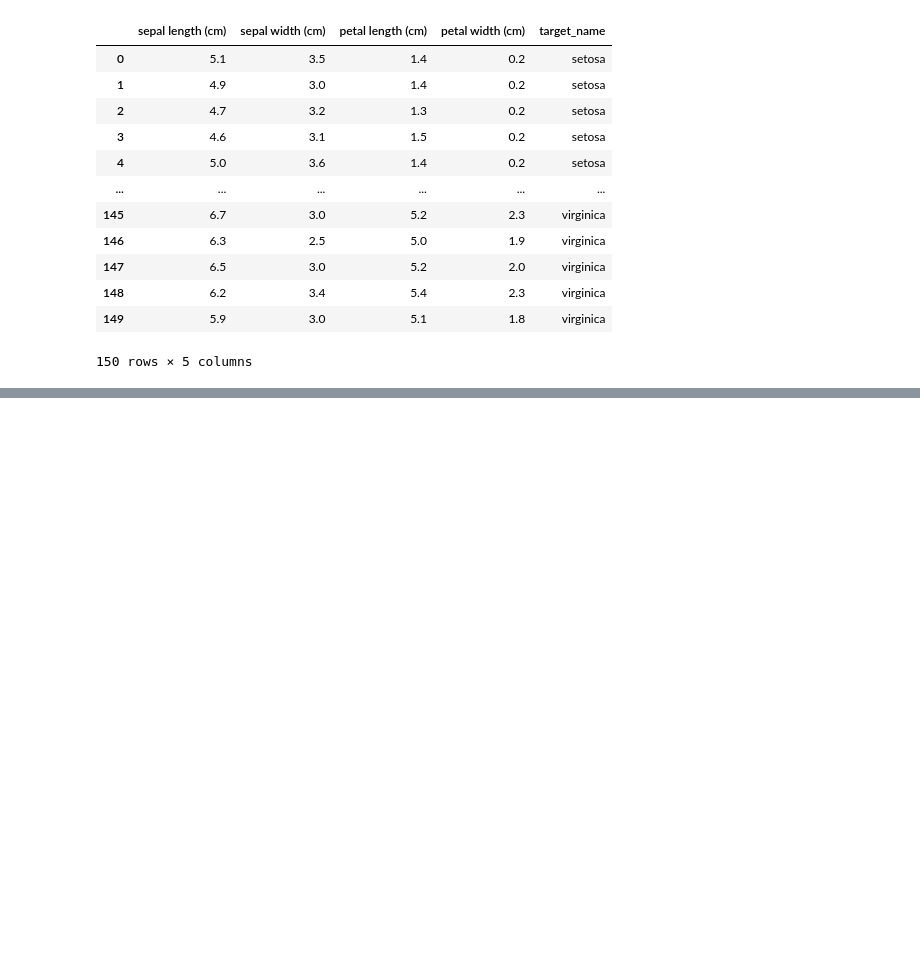
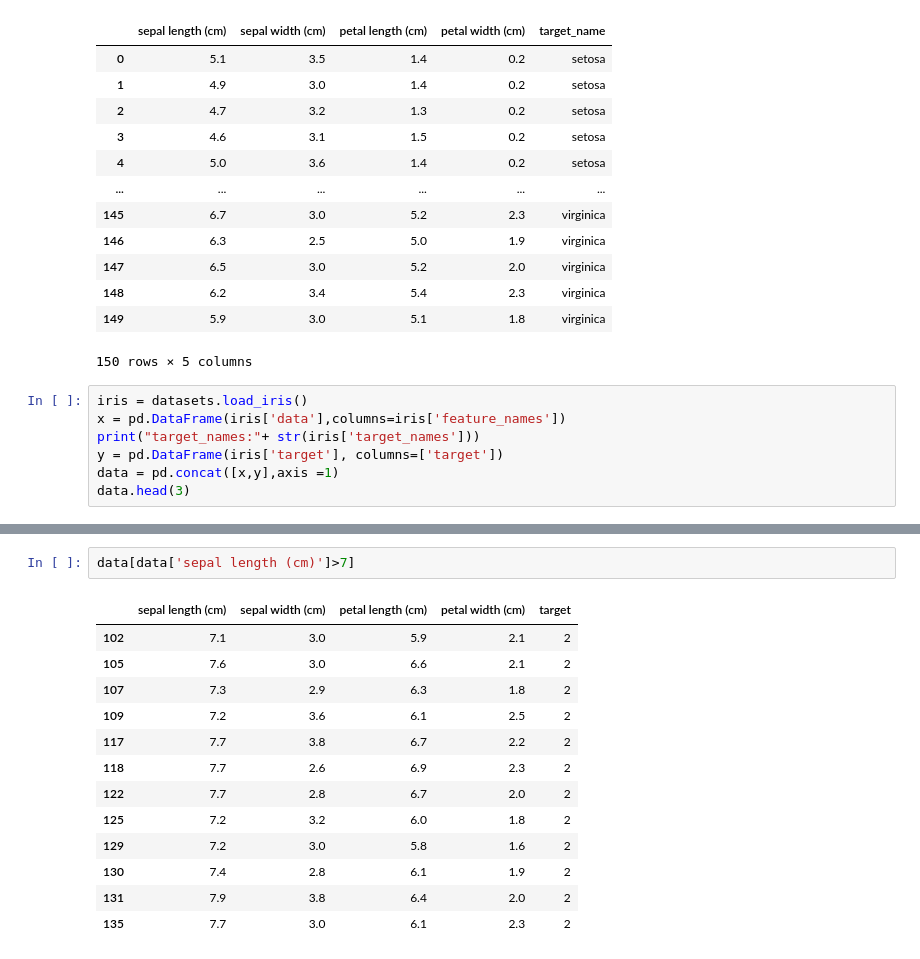
Before and after one commit to ycl818/Data_python, a Jupyter notebook: Iris(2021_1_12).ipynb, the cells around one changed output, grey strips where cells are left out. Drawn from its saved outputs; the diff is of its cells as text; blank space fills up the shorter version.

```diff
--- a/Iris(2021_1_12).ipynb
+++ b/Iris(2021_1_12).ipynb
@@ -99,3 +99,10 @@ data
 | 148 | 6.2 | 3.4 | 5.4 | 2.3 | virginica |
 | 149 | 5.9 | 3.0 | 5.1 | 1.8 | virginica |
 150 rows × 5 columns
+# %%
+iris = datasets.load_iris()
+x = pd.DataFrame(iris['data'],columns=iris['feature_names'])
+print("target_names:"+ str(iris['target_names']))
+y = pd.DataFrame(iris['target'], columns=['target'])
+data = pd.concat([x,y],axis =1)
+data.head(3)
@@ -101,0 +225,16 @@ data
+# %%
+data[data['sepal length (cm)']>7]
+# %% [output]
+|  | sepal length (cm) | sepal width (cm) | petal length (cm) | petal width (cm) | target |
+| 102 | 7.1 | 3.0 | 5.9 | 2.1 | 2 |
+| 105 | 7.6 | 3.0 | 6.6 | 2.1 | 2 |
+| 107 | 7.3 | 2.9 | 6.3 | 1.8 | 2 |
+| 109 | 7.2 | 3.6 | 6.1 | 2.5 | 2 |
+| 117 | 7.7 | 3.8 | 6.7 | 2.2 | 2 |
+| 118 | 7.7 | 2.6 | 6.9 | 2.3 | 2 |
+| 122 | 7.7 | 2.8 | 6.7 | 2.0 | 2 |
+| 125 | 7.2 | 3.2 | 6.0 | 1.8 | 2 |
+| 129 | 7.2 | 3.0 | 5.8 | 1.6 | 2 |
+| 130 | 7.4 | 2.8 | 6.1 | 1.9 | 2 |
+| 131 | 7.9 | 3.8 | 6.4 | 2.0 | 2 |
+| 135 | 7.7 | 3.0 | 6.1 | 2.3 | 2 |
```
Also changed, not shown: parts of 23 cells of this notebook.
